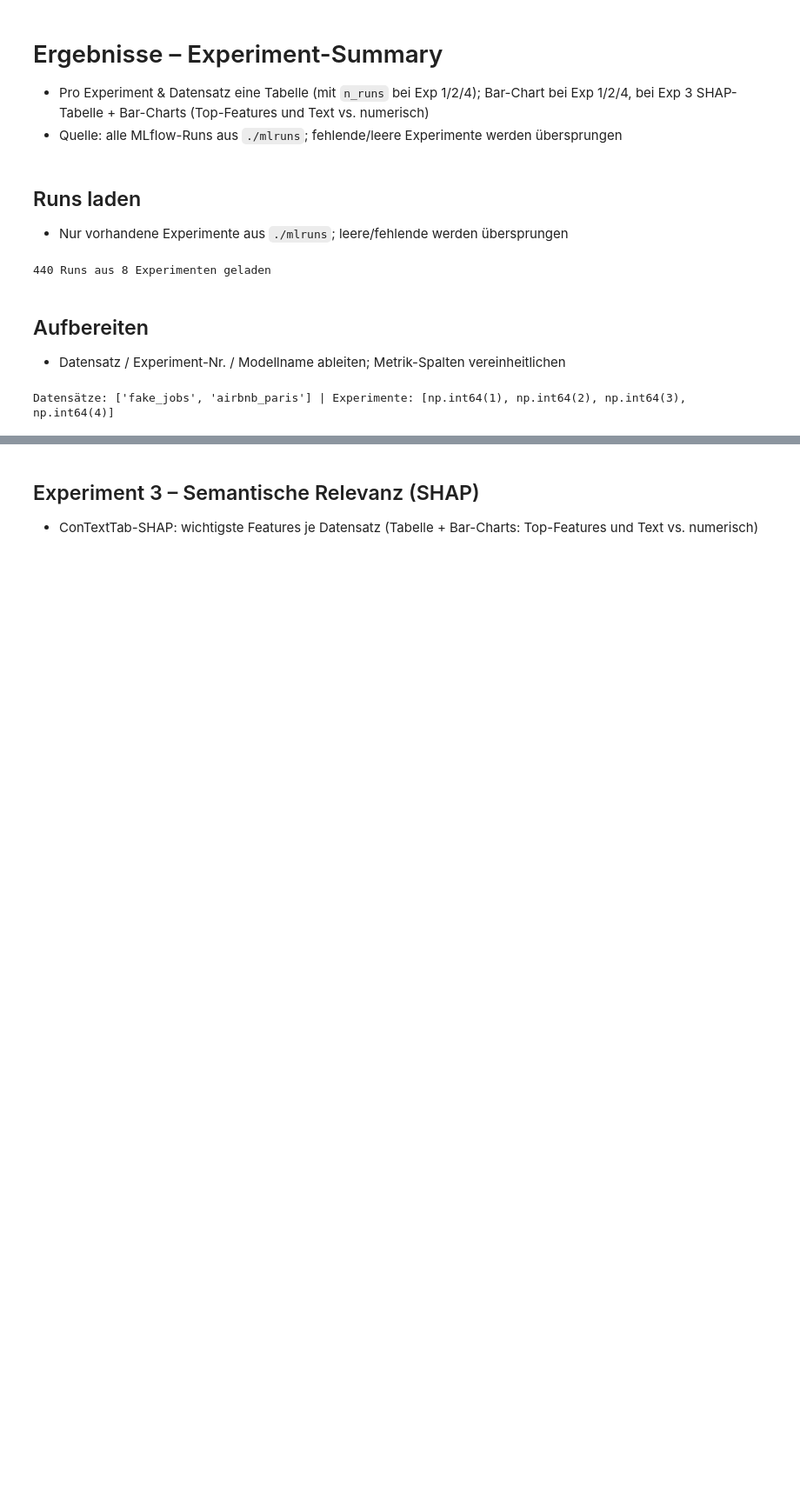
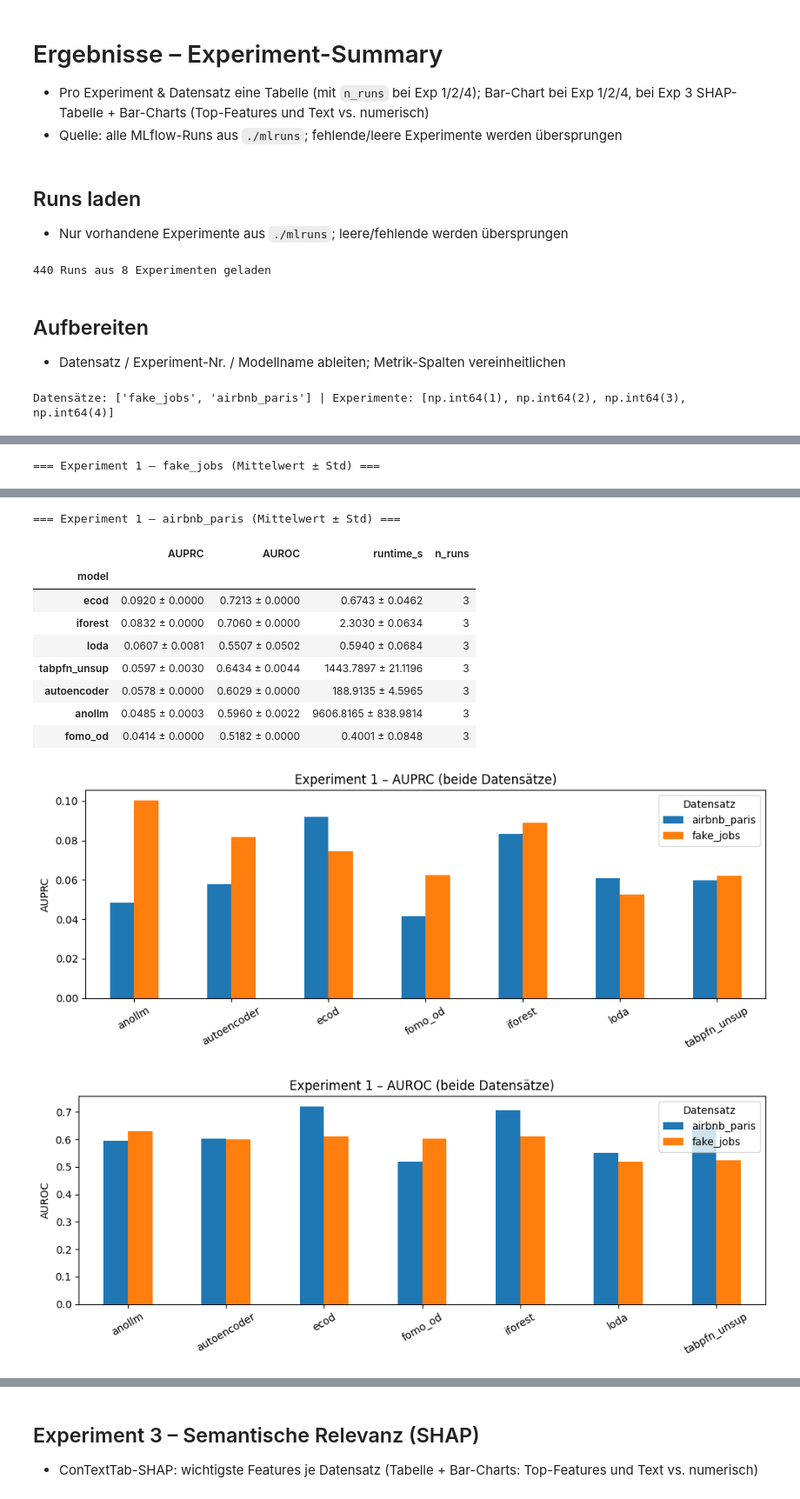
Before and after one commit to florivz/tfm-anomaly-detection, a Jupyter notebook: experiment_summary.ipynb, the cells around one changed output, grey strips where cells are left out. Shown at 87% size. Saved outputs shown, nothing was run; the diff lists cells and outputs as text; code cells hidden in the pictures; blank space fills up the shorter version.

```diff
--- a/experiment_summary.ipynb
+++ b/experiment_summary.ipynb
@@ -64,26 +64,29 @@ sub = df[df["exp_num"] == 1] if len(df) else df
 if not len(sub):
     print("keine Exp-1-Runs")
 else:
-    # Tabelle je Datensatz
+    # Tabelle je Datensatz: Mittelwert ± Standardabweichung
     for ds in datasets:
         s = sub[sub["dataset"] == ds]
         if not len(s):
             continue
         g = s.groupby("model")
-        tab = g[["AUPRC", "AUROC", "runtime_s"]].mean()
-        tab["n_runs"] = g.size()
-        tab = tab.sort_values("AUPRC", ascending=False).round(4)
-        save = tab.drop(columns="n_runs")  # n_runs nur zur Anzeige, nicht speichern
-        save.to_csv(f"{RESULT_DIR}/exp1_{ds}.csv")
+        mean = g[["AUPRC", "AUROC", "runtime_s"]].mean()
+        std = g[["AUPRC", "AUROC", "runtime_s"]].std().fillna(0)  # std eines Einzel-Runs -> 0
+        order = mean["AUPRC"].sort_values(ascending=False).index
+        disp = (mean.map("{:.4f}".format) + " ± " + std.map("{:.4f}".format)).loc[order]
+        tex = (mean.map("{:.4f}".format) + " $\\pm$ " + std.map("{:.4f}".format)).loc[order]
+        disp.to_csv(f"{RESULT_DIR}/exp1_{ds}.csv")  # n_runs nur zur Anzeige, nicht speichern
         # scientific-style .tex: booktabs (hrules) + fette Spaltenheader
-        sty = (save.style.format(precision=4, escape="latex")
+        sty = (tex.style.format(escape=None)
                .format_index(escape="latex", axis="index").format_index(escape="latex", axis="columns")
                .map_index(lambda v: "font-weight: bold;", axis="columns")
                .hide(axis="index", names=True).hide(axis="columns", names=True))
         sty.to_latex(f"{RESULT_DIR}/exp1_{ds}.tex", hrules=True, convert_css=True, position_float="centering",
-                     caption=f"Experiment 1 -- Unsupervised Outlier Detection ({ds.replace('_', ' ')}): AUPRC, AUROC und Laufzeit je Modell.", label=f"tab:exp1_{ds}")
-        print(f"=== Experiment 1 – {ds} ===")
-        display(tab)
+                     caption=f"Experiment 1 -- Unsupervised Outlier Detection ({ds.replace('_', ' ')}): AUPRC, AUROC und Laufzeit je Modell (Mittelwert $\\pm$ Standardabweichung).", label=f"tab:exp1_{ds}")
+        show = disp.copy()
+        show["n_runs"] = g.size().loc[order].astype(int)
+        print(f"=== Experiment 1 – {ds} (Mittelwert ± Std) ===")
+        display(show)
 
     # je 1 Chart (beide Datensätze, Modelle alphabetisch) -> diagrams/
     for metric, label, fname in [("AUPRC", "AUPRC", "auprc"), ("AUROC", "AUROC", "auroc"), ("runtime_s", "Runtime (s)", "runtime")]:
@@ -98,3 +101,5 @@ else:
         plt.savefig(f"{DIAGRAM_DIR}/exp1_{fname}.pdf", facecolor='white', edgecolor='white')
         plt.show()
         plt.close()
+# %% [output]
+=== Experiment 1 – fake_jobs (Mittelwert ± Std) ===
@@ -100,0 +115,12 @@ else:
+=== Experiment 1 – airbnb_paris (Mittelwert ± Std) ===
+|  | AUPRC | AUROC | runtime_s | n_runs |
+| model |  |  |  |  |
+| ecod | 0.0920 ± 0.0000 | 0.7213 ± 0.0000 | 0.6743 ± 0.0462 | 3 |
+| iforest | 0.0832 ± 0.0000 | 0.7060 ± 0.0000 | 2.3030 ± 0.0634 | 3 |
+| loda | 0.0607 ± 0.0081 | 0.5507 ± 0.0502 | 0.5940 ± 0.0684 | 3 |
+| tabpfn_unsup | 0.0597 ± 0.0030 | 0.6434 ± 0.0044 | 1443.7897 ± 21.1196 | 3 |
+| autoencoder | 0.0578 ± 0.0000 | 0.6029 ± 0.0000 | 188.9135 ± 4.5965 | 3 |
+| anollm | 0.0485 ± 0.0003 | 0.5960 ± 0.0022 | 9606.8165 ± 838.9814 | 3 |
+| fomo_od | 0.0414 ± 0.0000 | 0.5182 ± 0.0000 | 0.4001 ± 0.0848 | 3 |
+[figure, added]
+[figure, added]
```
Also changed, not shown: parts of 7 cells of this notebook, 20 other files.
